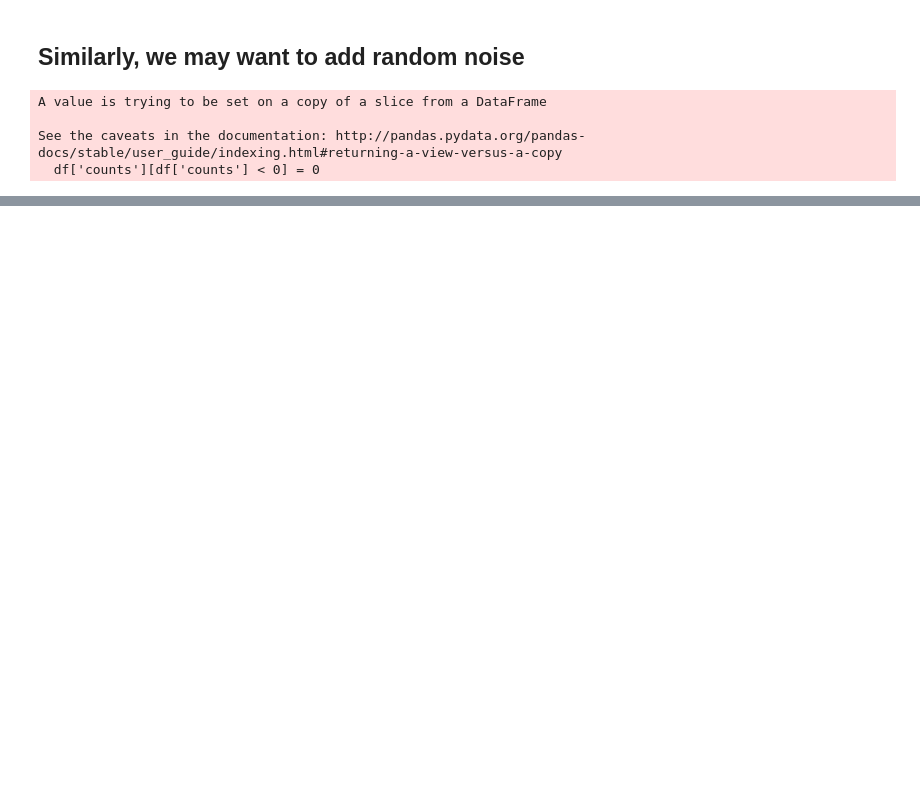
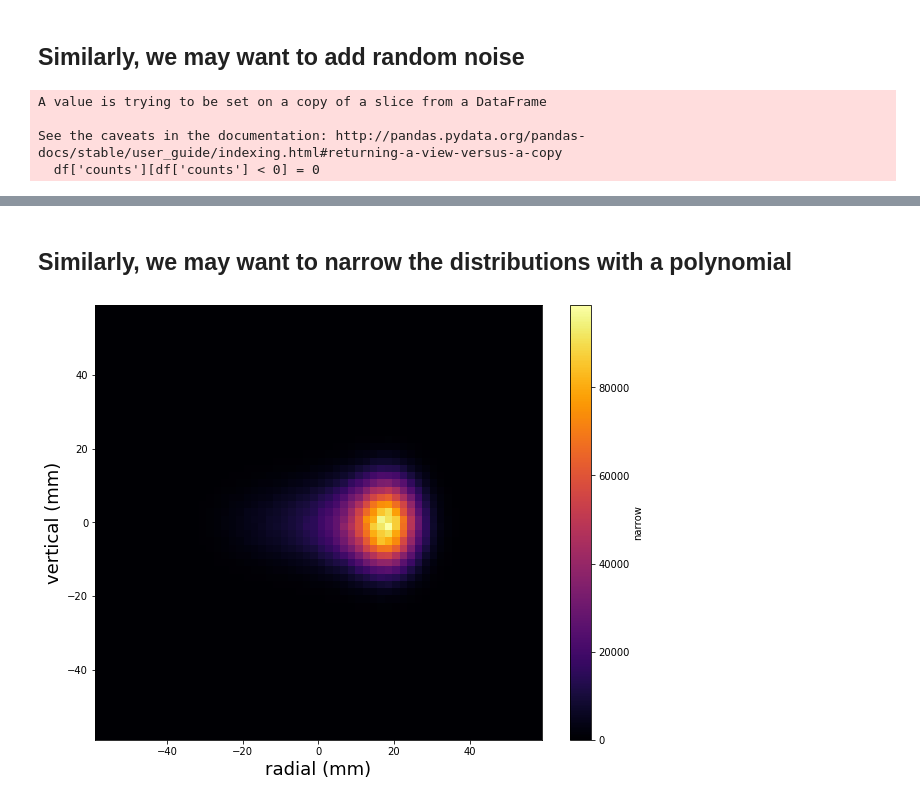
Before and after one commit to jasonbono/MuonConvolution, a Jupyter notebook: tracker_info/beam_moments_demo.ipynb, the cells around one changed output, grey strips where cells are left out. Drawn from its saved outputs; the diff is of its cells as text; code cells hidden in the pictures; blank space fills up the shorter version.

Commit message:
added a polynomial beam narrower. need deconvolution

```diff
--- a/tracker_info/beam_moments_demo.ipynb
+++ b/tracker_info/beam_moments_demo.ipynb
@@ -142,0 +100,9 @@ plot_beam(df_tracker[df_tracker['Station']=='station12'])
+# %% [markdown]
+## Similarly, we may want to narrow the distributions with a polynomial
+# %%
+mask = df_tracker['Station'] == 'station12'
+df_narrow = df_tracker[mask].copy()
+df_narrow = narrow(df_narrow,3.5,'counts','narrow')
+plot_beam(df_narrow,var='narrow')
+# %% [output]
+[figure, added]
```
Also changed, not shown: parts of 20 cells of this notebook, 4 other files.
